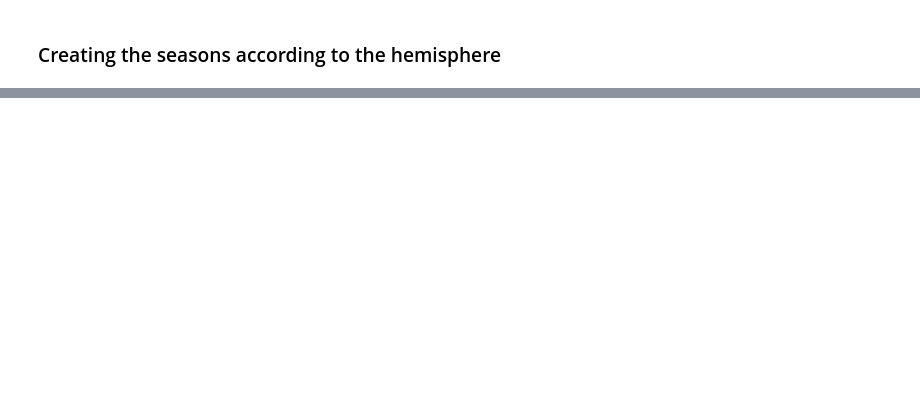
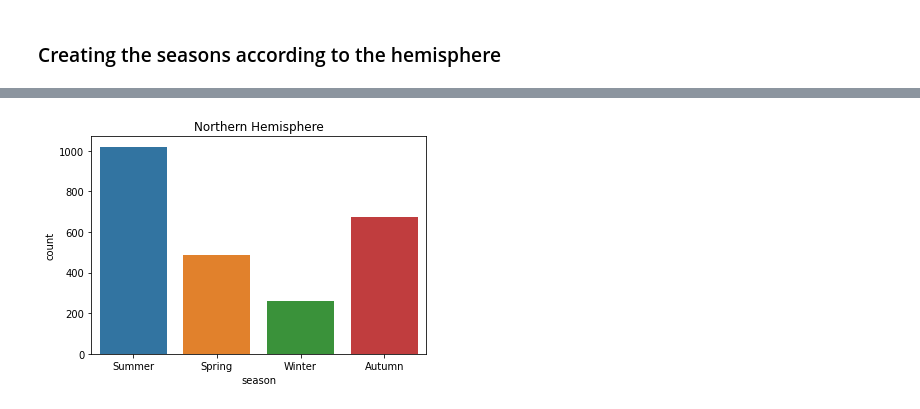
Before and after one commit to David-TC13/project_shark, a Jupyter notebook: Hypothesis 1.ipynb, the cells around one changed output, grey strips where cells are left out. Saved outputs shown, nothing was run; the diff lists cells and outputs as text; code cells hidden in the pictures; blank space fills up the shorter version.

```diff
--- a/Hypothesis 1.ipynb
+++ b/Hypothesis 1.ipynb
@@ -249,0 +162,4 @@ def find_season(month, hemisphere):
+# %%
+df_concat= df_concat[df_concat.month !='30']
+# %%
+df_north= df_concat.loc[df_concat['hemisphere'] == "north"]#subset for northern countries
@@ -249,0 +186,12 @@ def find_season(month, hemisphere):
+# %%
+def north_season(month):
+    season_month_north = {
+            'Dec':'Winter', 'Jan':'Winter', 'Feb':'Winter',
+            'Mar':'Spring', 'Apr':'Spring', 'May':'Spring',
+            'Jun':'Summer', 'Jul':'Summer', 'Aug':'Summer',
+            'Sep':'Autumn', 'Oct':'Autumn', 'Nov':'Autumn'}
+    for key, value in season_month_north.items():
+        if key in month:
+            return value
+# %%
+df_north['season'] = df_north['month'].map(lambda month:north_season(month))
@@ -249,0 +238,4 @@ def find_season(month, hemisphere):
+# %%
+sns.countplot(x=df_north.season).set(title='Northern Hemisphere');
+# %% [output]
+[figure, added]
```
Also changed, not shown: parts of 30 cells of this notebook.
